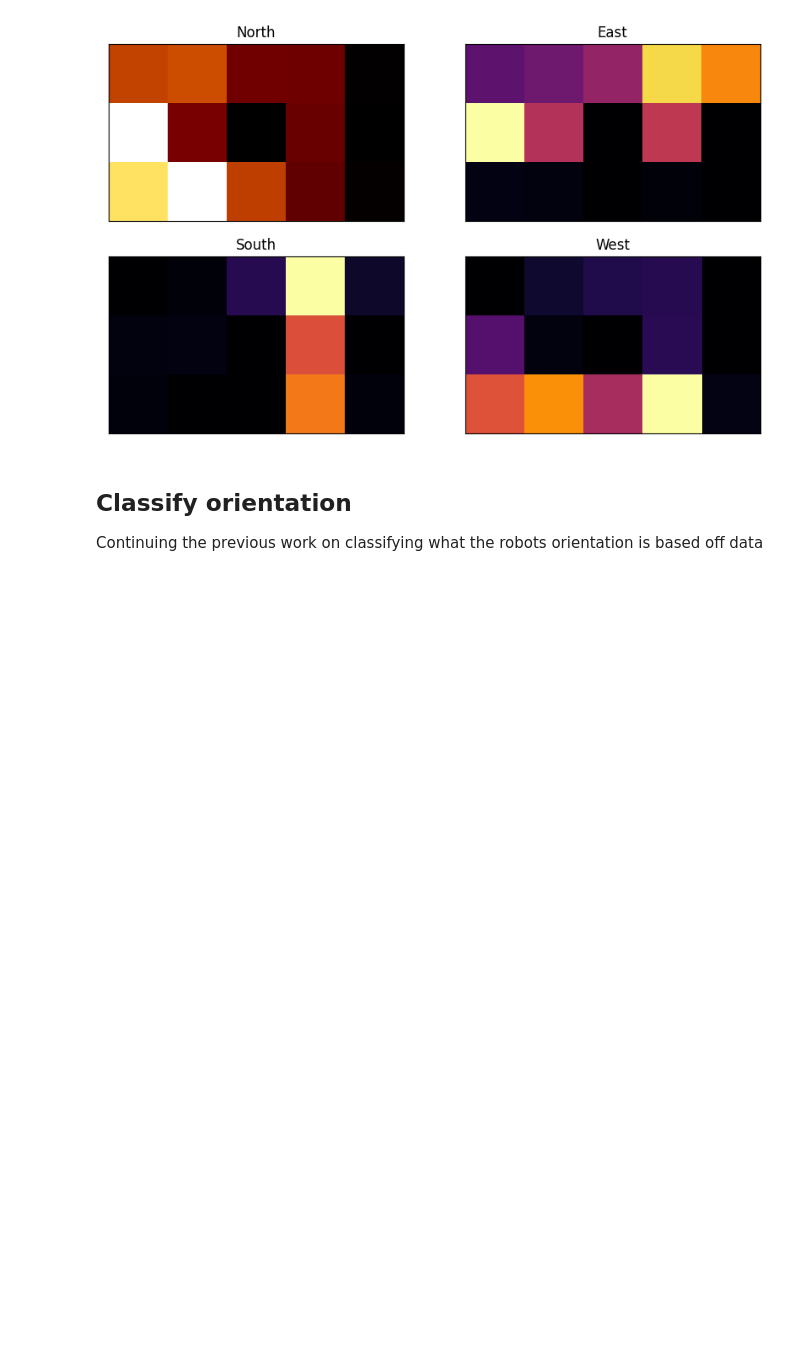
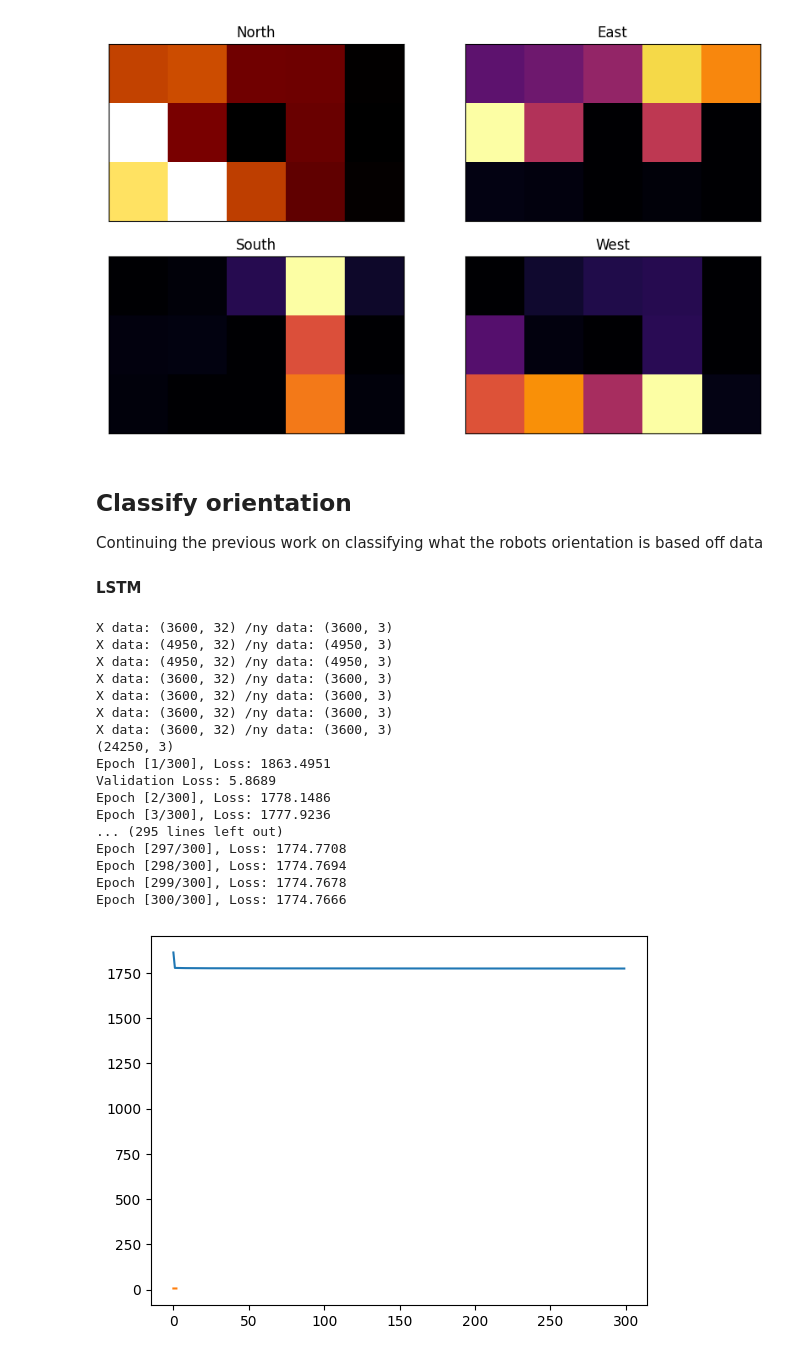
Before and after one commit to shepai/TactileSensor, a Jupyter notebook: Code/Data collection/robot/New_feet/classifier.ipynb, the cells around one changed output. Saved outputs shown, nothing was run; the diff lists cells and outputs as text; code cells hidden in the pictures; blank space fills up the shorter version.

```diff
--- a/Code/Data collection/robot/New_feet/classifier.ipynb
+++ b/Code/Data collection/robot/New_feet/classifier.ipynb
@@ -622,3 +757,45 @@ plt.show()
 ## Classify orientation
 
 Continuing the previous work on classifying what the robots orientation is based off data
+
+#### LSTM
+# %%
+X,y=genDataSet(True)
+t=50
+rd=getReductionMatrix("standing.csv")
+X=(X-np.mean(X,axis=0))/(np.std(X,axis=0))
+X=X-rd
+X,y=gen_temporal_data_2(X,y,t)
+print(y.shape)
+
+X_train, X_test, y_train, y_test = train_test_split(X, y, test_size=0.2, random_state=42)
+
+X_train=torch.tensor(X_train,dtype=torch.float32).to(device)
+y_train=torch.tensor(y_train,dtype=torch.float32).to(device)
+X_test=torch.tensor(X_test,dtype=torch.float32).to(device)
+y_test=torch.tensor(y_test,dtype=torch.float32).to(device)
+
+lossTrain,lossTest,model=train(X_train,y_train,X_test,y_test,num_epochs = 300,learning_rate = 0.01) #train lstm
+
+plt.plot(lossTrain)
+plt.plot(lossTest)
+plt.show()
+# %% [output]
+X data: (3600, 32) /ny data: (3600, 3)
+X data: (4950, 32) /ny data: (4950, 3)
+X data: (4950, 32) /ny data: (4950, 3)
+X data: (3600, 32) /ny data: (3600, 3)
+X data: (3600, 32) /ny data: (3600, 3)
+X data: (3600, 32) /ny data: (3600, 3)
+X data: (3600, 32) /ny data: (3600, 3)
+(24250, 3)
+Epoch [1/300], Loss: 1863.4951
+Validation Loss: 5.8689
+Epoch [2/300], Loss: 1778.1486
+Epoch [3/300], Loss: 1777.9236
+... (295 lines left out)
+Epoch [297/300], Loss: 1774.7708
+Epoch [298/300], Loss: 1774.7694
+Epoch [299/300], Loss: 1774.7678
+Epoch [300/300], Loss: 1774.7666
+[figure, added]
```
Also changed, not shown: parts of 11 cells of this notebook.
